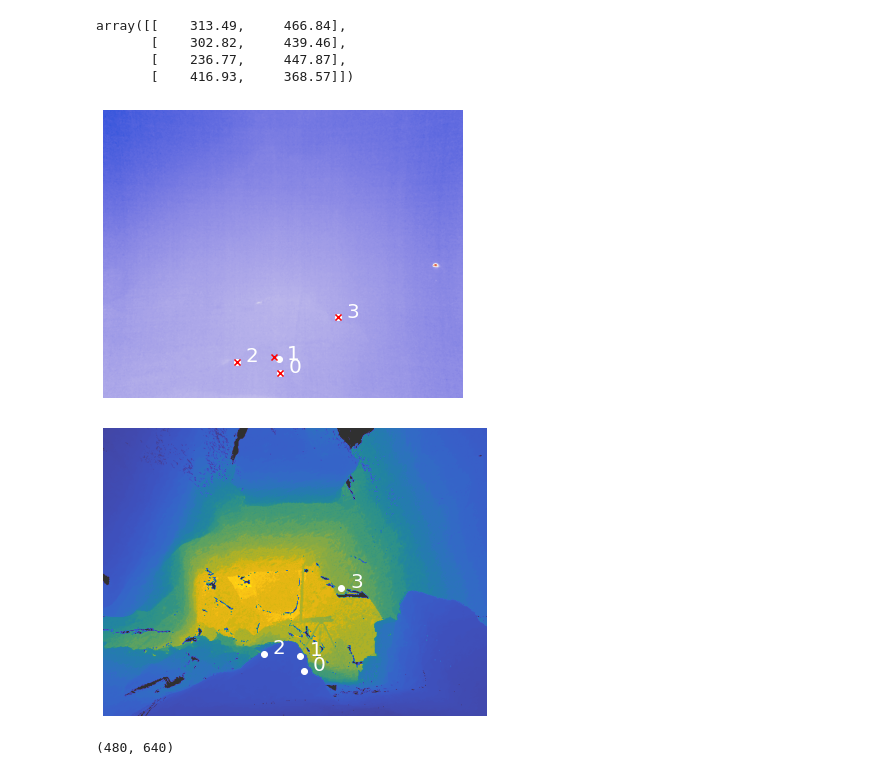
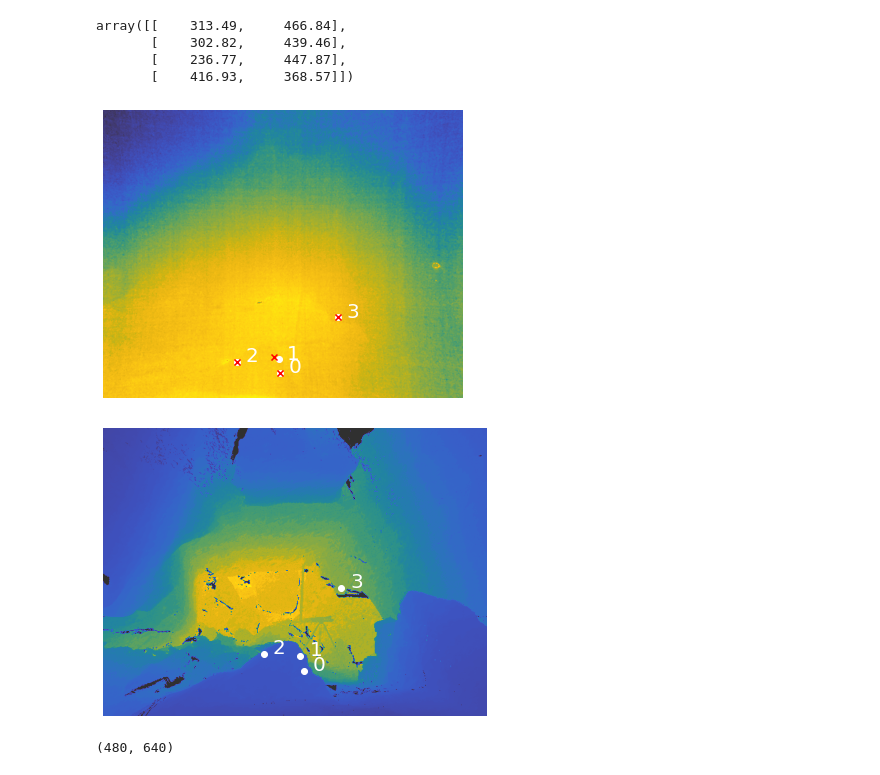
Before and after one commit to ushichka/dmcp, a Jupyter notebook: notebooks/draw_correspondences_and_backproj.ipynb, the cells around one changed output. Drawn from its saved outputs; the diff is of its cells as text; code cells hidden in the pictures.

Commit message:
additional image for supplementary

```diff
--- a/notebooks/draw_correspondences_and_backproj.ipynb
+++ b/notebooks/draw_correspondences_and_backproj.ipynb
@@ -75,40 +78,41 @@ imIm = exp.load_imIm()
 dmIm = exp.load_dmIm()
 cps = exp.load_cps()
 
+imIm[imIm > np.mean(imIm) + 2*np.std(imIm)] = np.median(imIm)
+
 %matplotlib inline
 
 fig1 = plt.figure(tight_layout = {'pad': 0})
 ax1 = plt.gca()
-ax1.imshow(imIm,cmap=cc.cm.coolwarm)
+ax1.imshow(imIm,cmap=cc.cm.gouldian)
 
 ax1.scatter(cps[:,0],cps[:,1], c="white")
 ax1.scatter(projs[:,0],projs[:,1],c="red",marker="x")
 
 for i in range(projs.shape[0]):
     plt.annotate(i,(cps[i,0]+15,cps[i,1]),c="white",fontsize=20)
 
 ax1.axis("off")
 ax1.set_xticklabels([])
 ax1.set_yticklabels([])
 plt.savefig(f"annotations_{date}.png")
 
 fig2 = plt.figure(tight_layout = {'pad': 0})
 ax2 = plt.gca()
 ax2.imshow(dmIm,cmap=cc.cm.gouldian)
 ax2.scatter(cps[:,2],cps[:,3], c="white")
 ax2.axis("off")
 
 ax2.set_xticklabels([])
 ax2.set_yticklabels([])
 
 for i in range(projs.shape[0]):
     plt.annotate(i,(cps[i,2]+15,cps[i,3]),c="white",fontsize=20)
 
-
 plt.tight_layout()
 plt.savefig(f"annotations_{date}_depth.png")
 # %% [output]
-[figure, old version]
+[figure, new version]
 [figure]
 # %%
 dmIm.shape
```
Also changed, not shown: parts of 1 cell of this notebook.
